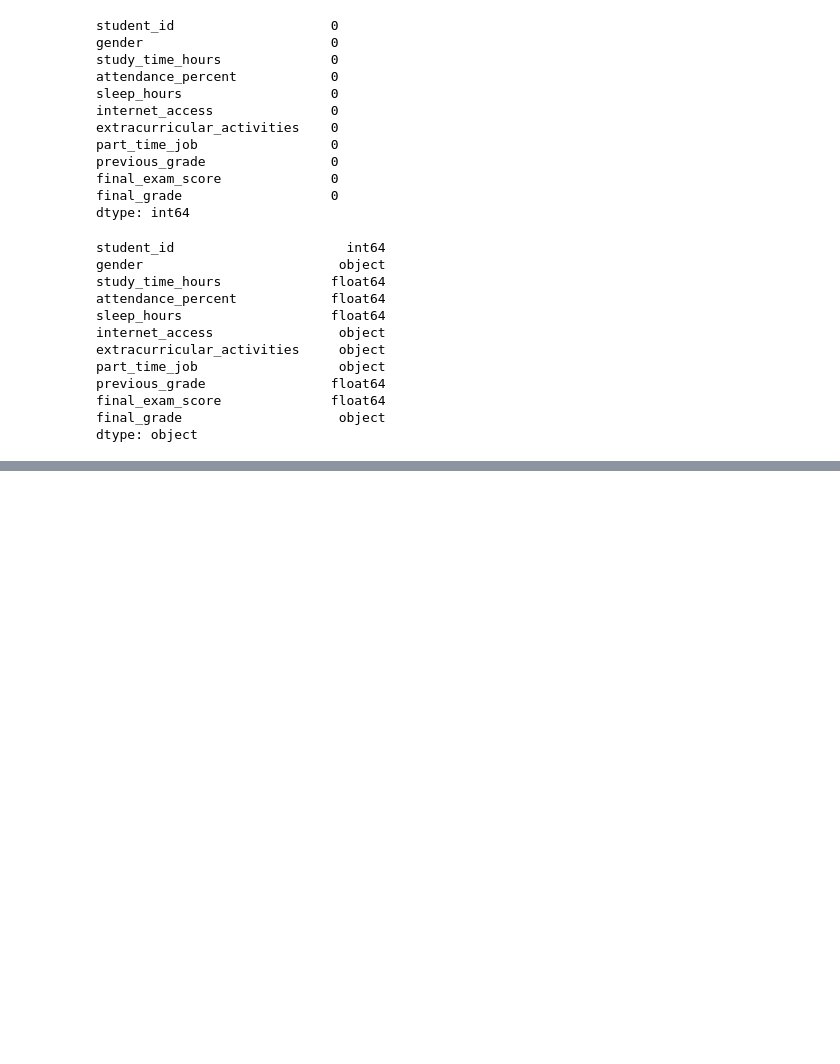
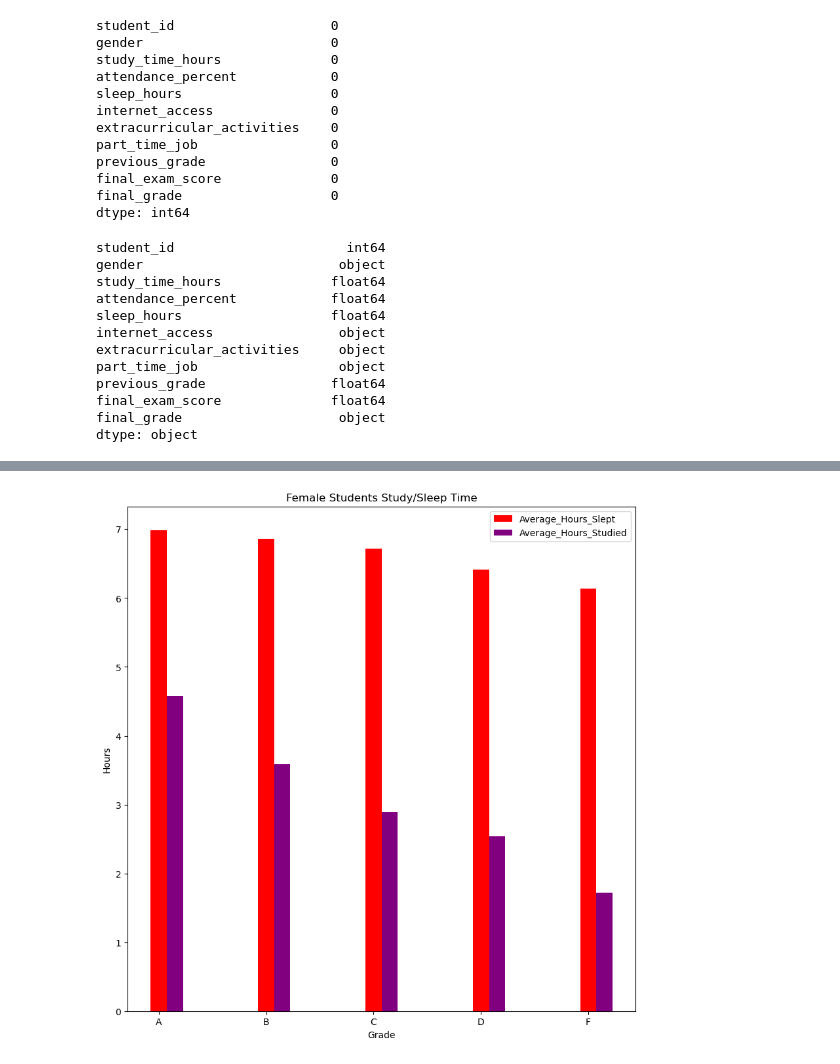
Before and after one commit to emanhman0/Student_performance, a Jupyter notebook: Project1.ipynb, the cells around one changed output, grey strips where cells are left out. Saved outputs shown, nothing was run; the diff lists cells and outputs as text; code cells hidden in the pictures; blank space fills up the shorter version.

```diff
--- a/Project1.ipynb
+++ b/Project1.ipynb
@@ -66,0 +122,3 @@ df2.to_excel('student_perf.xlsx', index=False)
+# %%
+#Separates the data. Female data will follow this dataframe and rows for it's on graph
+df_female = df_sleep2.iloc[1:7]
@@ -66,0 +129,3 @@ df2.to_excel('student_perf.xlsx', index=False)
+# %%
+#Renames the Columns on the dataframe
+df_female2 = df_female.rename(columns={'Unnamed: 0': 'Female_Grade', 'Unnamed: 1': 'Total_Students', 'Unnamed: 2': "Average_sleep", 'Unnamed: 3': "Average_studytime"})
@@ -66,0 +142,6 @@ df2.to_excel('student_perf.xlsx', index=False)
+# %%
+#Drop the Female Row
+df_female3 = df_female2.iloc[1:]
+# %%
+#Drop the Total Students Column
+df_female4 = df_female3.drop(columns='Total_Students')
@@ -66,0 +158,17 @@ df2.to_excel('student_perf.xlsx', index=False)
+# %%
+#Creates a grouped bar chart with the female dataframe/dataset
+#Compares Female Students Average sleep, Average studytime per Grade
+plt.figure(figsize=(10,10))
+
+plt.bar(x_axis, df_female4.iloc[:, 1], width = width, color ='red')
+plt.bar(x_axis+width, df_female4.iloc[:, 2], width = width, color ='purple')
+
+plt.xticks(x_axis, ['A', 'B', 'C', 'D', 'F'])
+plt.xlabel("Grade")
+plt.ylabel("Hours")
+plt.title('Female Students Study/Sleep Time')
+
+plt.legend(["Average_Hours_Slept", "Average_Hours_Studied"])
+plt.show()
+# %% [output]
+[figure, added]
```
Also changed, not shown: parts of 21 cells of this notebook.
